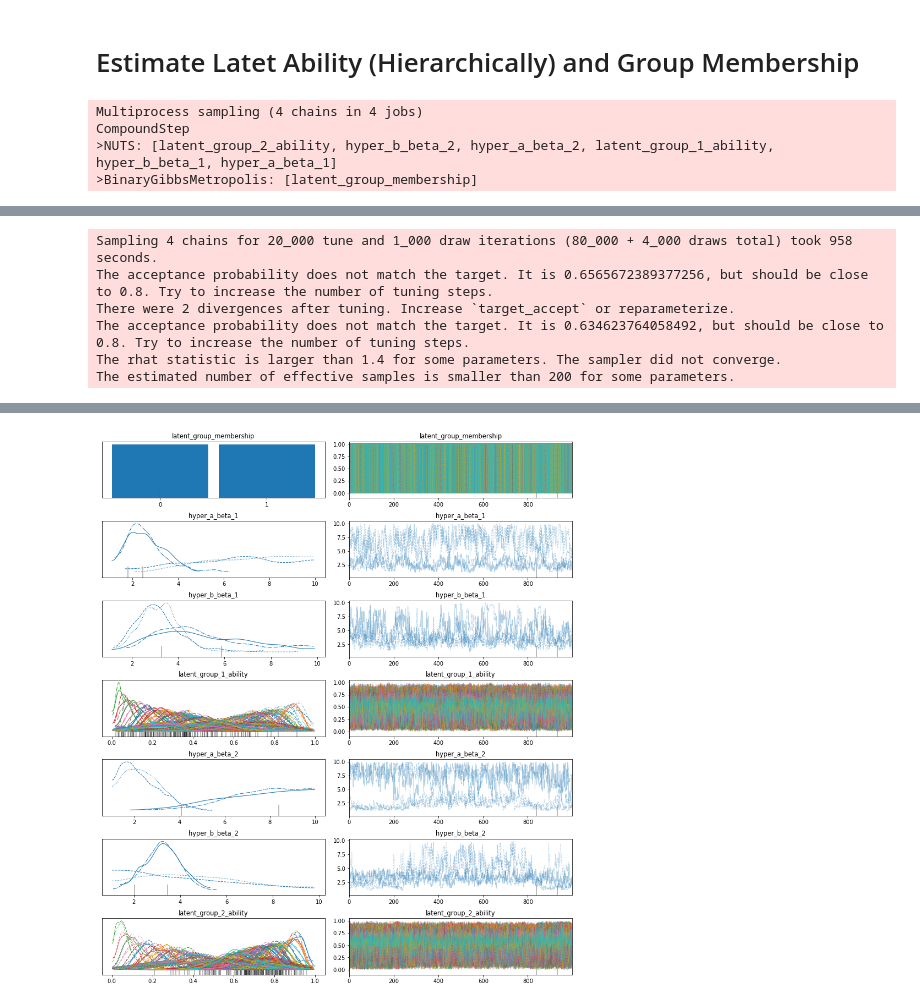
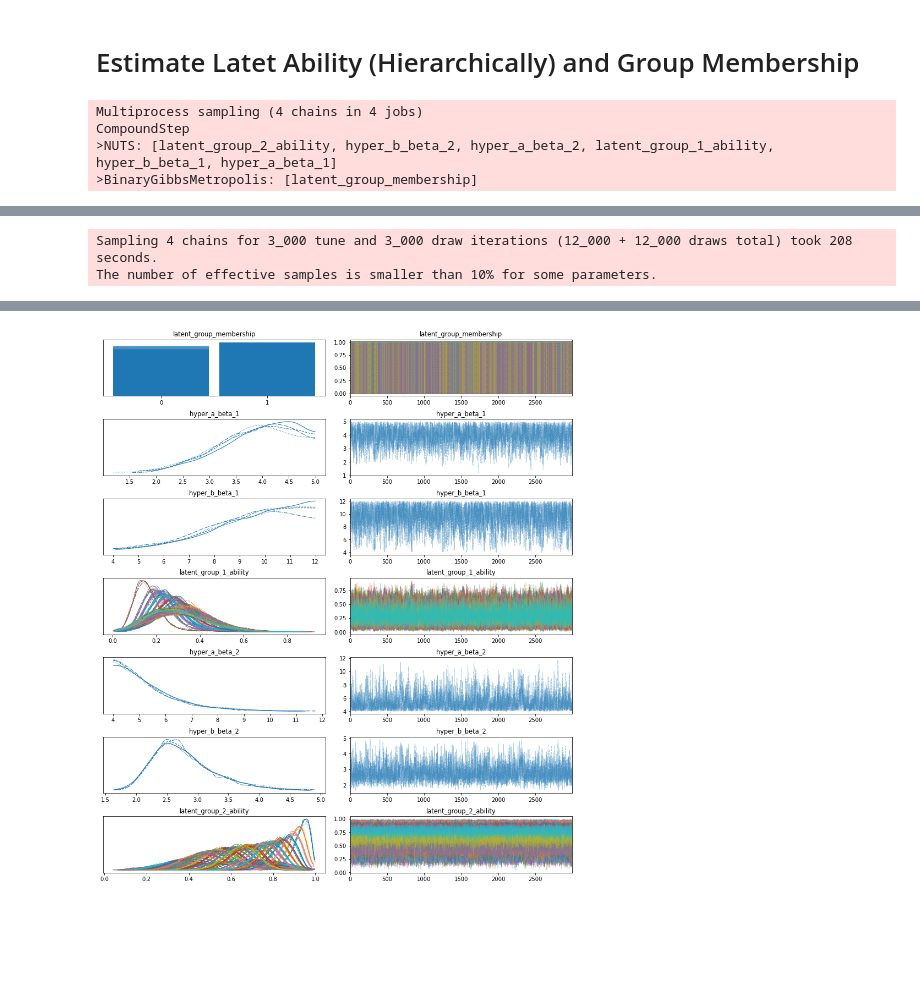
Before and after one commit to vb690/learning_bayes, a Jupyter notebook: books/bayesian_cognitive_modelling/chapter_6.ipynb, the cells around one changed output, grey strips where cells are left out. Drawn from its saved outputs; the diff is of its cells as text; code cells hidden in the pictures; blank space fills up the shorter version.

```diff
--- a/books/bayesian_cognitive_modelling/chapter_6.ipynb
+++ b/books/bayesian_cognitive_modelling/chapter_6.ipynb
@@ -14,8 +14,8 @@ PRPC_KWARGS={
     'samples': 1000
 }
 SAMPLING_KWARGS={
-    'draws': 1000,
-    'tune': 20000,
+    'draws': 3000,
+    'tune': 3000,
 }
 POPC_KWARGS={
     'samples': 1000
@@ -80,13 +87,13 @@ visualize_samples(
 # %% [markdown]
 # Estimate Latet Ability (Hierarchically) and Group Membership
 # %%
-size_groups = 40
+size_groups = 30
 n_questions = 31
 
 obs_scores = np.hstack(
     [
         np.random.binomial(n=n_questions, p=np.random.beta(a=3, b=7, size=size_groups)),
-        np.random.binomial(n=n_questions, p=np.random.beta(a=7, b=3, size=size_groups))
+        np.random.binomial(n=n_questions, p=np.random.beta(a=7, b=3, size=size_groups*2))
     ]
 )
 
@@ -95,47 +102,43 @@ model = estimate_latent_ability_hier(
     number_questions=31,
     a_beta_1_kwargs={
         'lower': 1,
-        'upper': 10
+        'upper': 5
     },
     b_beta_1_kwargs={
-        'lower': 1,
-        'upper': 10
+        'lower': 4,
+        'upper': 12
     },
     a_beta_2_kwargs={
-        'lower': 1,
-        'upper': 10
+        'lower': 4,
+        'upper': 12
     },
     b_beta_2_kwargs={
         'lower': 1,
-        'upper': 10
+        'upper': 5
     },
     bernoulli_kwargs={
-        'p': 0.5
+        'p': 0.8
     }
 )
 
 plate, prpc, trace, popc = validate_model(
     model,
     PRPC_KWARGS,
     SAMPLING_KWARGS,
     POPC_KWARGS
 )
 plate
 # %% [output]
 Multiprocess sampling (4 chains in 4 jobs)
 CompoundStep
 >NUTS: [latent_group_2_ability, hyper_b_beta_2, hyper_a_beta_2, latent_group_1_ability, hyper_b_beta_1, hyper_a_beta_1]
 >BinaryGibbsMetropolis: [latent_group_membership]
 [interactive output not drawn]
-Sampling 4 chains for 20_000 tune and 1_000 draw iterations (80_000 + 4_000 draws total) took 958 seconds.
-The acceptance probability does not match the target. It is 0.6565672389377256, but should be close to 0.8. Try to increase the number of tuning steps.
-There were 2 divergences after tuning. Increase `target_accept` or reparameterize.
-The acceptance probability does not match the target. It is 0.634623764058492, but should be close to 0.8. Try to increase the number of tuning steps.
-The rhat statistic is larger than 1.4 for some parameters. The sampler did not converge.
-The estimated number of effective samples is smaller than 200 for some parameters.
+Sampling 4 chains for 3_000 tune and 3_000 draw iterations (12_000 + 12_000 draws total) took 208 seconds.
+The number of effective samples is smaller than 10% for some parameters.
 [interactive output not drawn]
 [drawing not drawn]
-[figure, old version]
+[figure, new version]
 # %%
 visualize_samples(
     observed=obs_scores,
```
Also changed, not shown: parts of 3 cells of this notebook, 1 other file.
